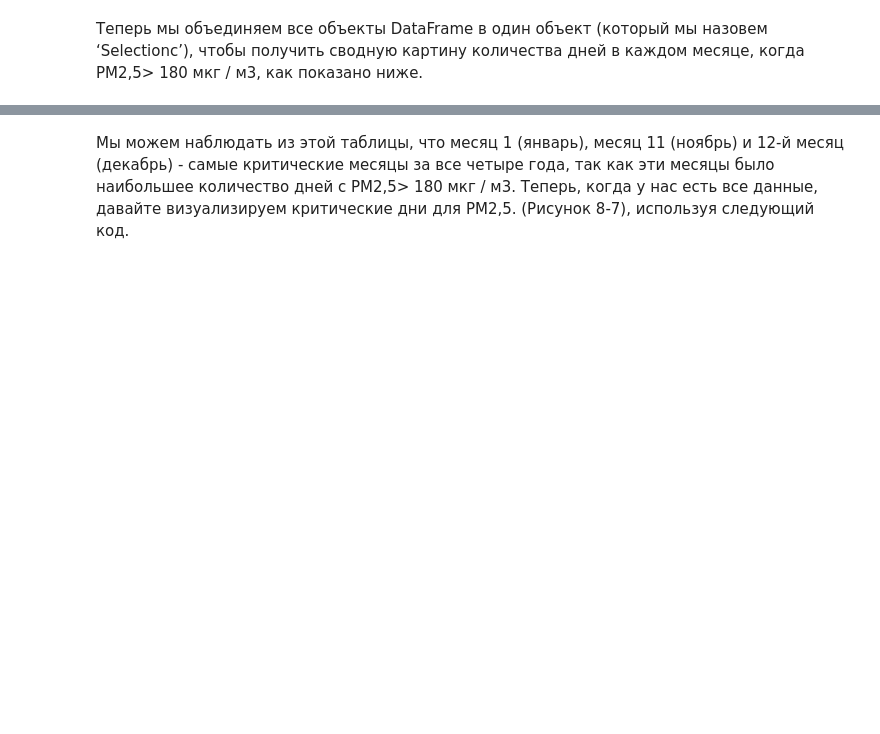
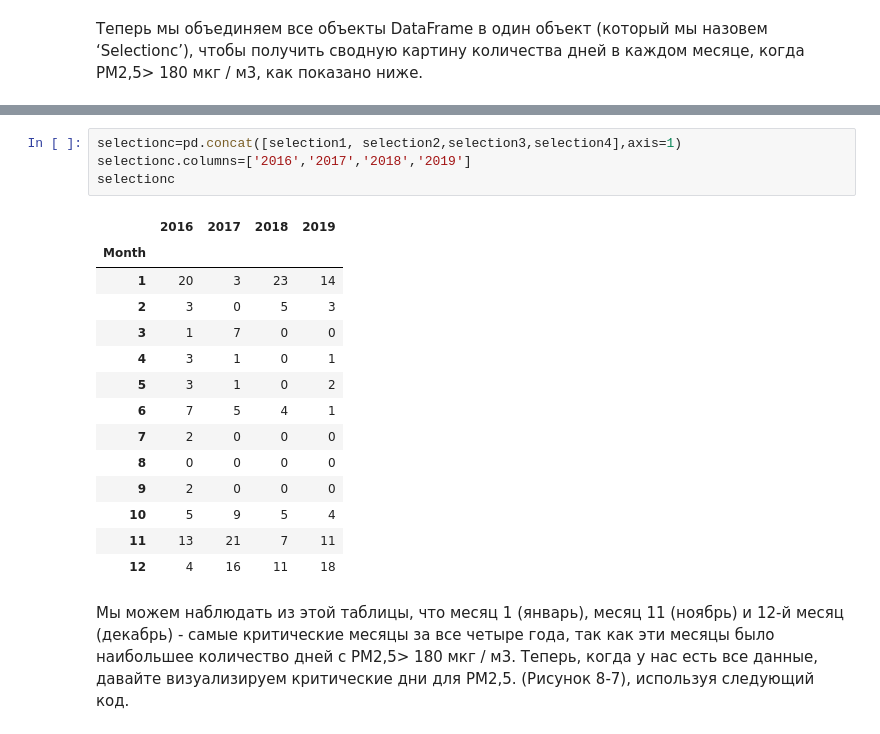
Before and after one commit to Anna-bashkatova/ProgramAnalitik, a Jupyter notebook: Лаб4_3.ipynb, the cells around one changed output, grey strips where cells are left out. Drawn from its saved outputs; the diff is of its cells as text; blank space fills up the shorter version.

```diff
--- a/Лаб4_3.ipynb
+++ b/Лаб4_3.ipynb
@@ -518,3 +719,22 @@ selection4=aq2019.groupby('Month')['condition'].count()
+# %%
+selectionc=pd.concat([selection1, selection2,selection3,selection4],axis=1)
+selectionc.columns=['2016','2017','2018','2019']
+selectionc
+# %% [output]
+|  | 2016 | 2017 | 2018 | 2019 |
+| Month |  |  |  |  |
+| 1 | 20 | 3 | 23 | 14 |
+| 2 | 3 | 0 | 5 | 3 |
+| 3 | 1 | 7 | 0 | 0 |
+| 4 | 3 | 1 | 0 | 1 |
+| 5 | 3 | 1 | 0 | 2 |
+| 6 | 7 | 5 | 4 | 1 |
+| 7 | 2 | 0 | 0 | 0 |
+| 8 | 0 | 0 | 0 | 0 |
+| 9 | 2 | 0 | 0 | 0 |
+| 10 | 5 | 9 | 5 | 4 |
+| 11 | 13 | 21 | 7 | 11 |
+| 12 | 4 | 16 | 11 | 18 |
 # %% [markdown]
 Мы можем наблюдать из этой таблицы, что месяц 1 (январь), месяц 11 (ноябрь) и
 12-й месяц (декабрь) - самые критические месяцы за все четыре года, так как эти месяцы было наибольшее количество дней с PM2,5> 180 мкг / м3.
```
Also changed, not shown: parts of 65 cells of this notebook.
